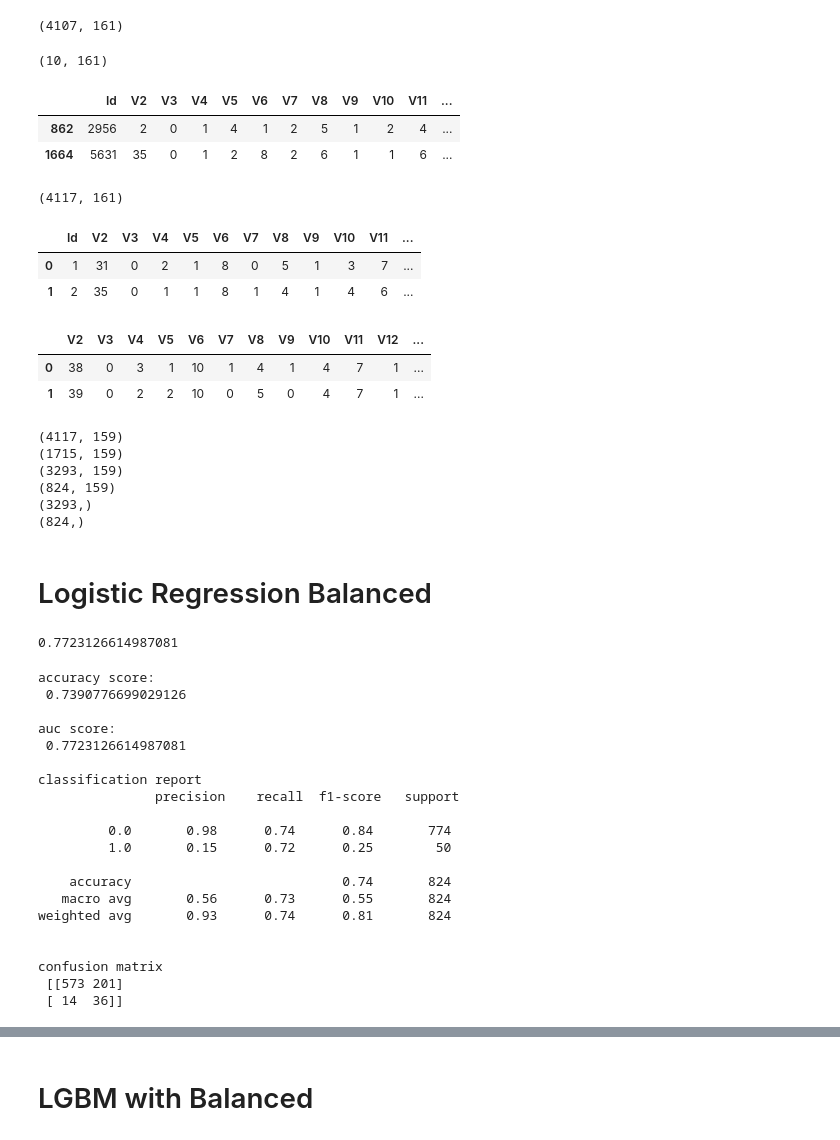
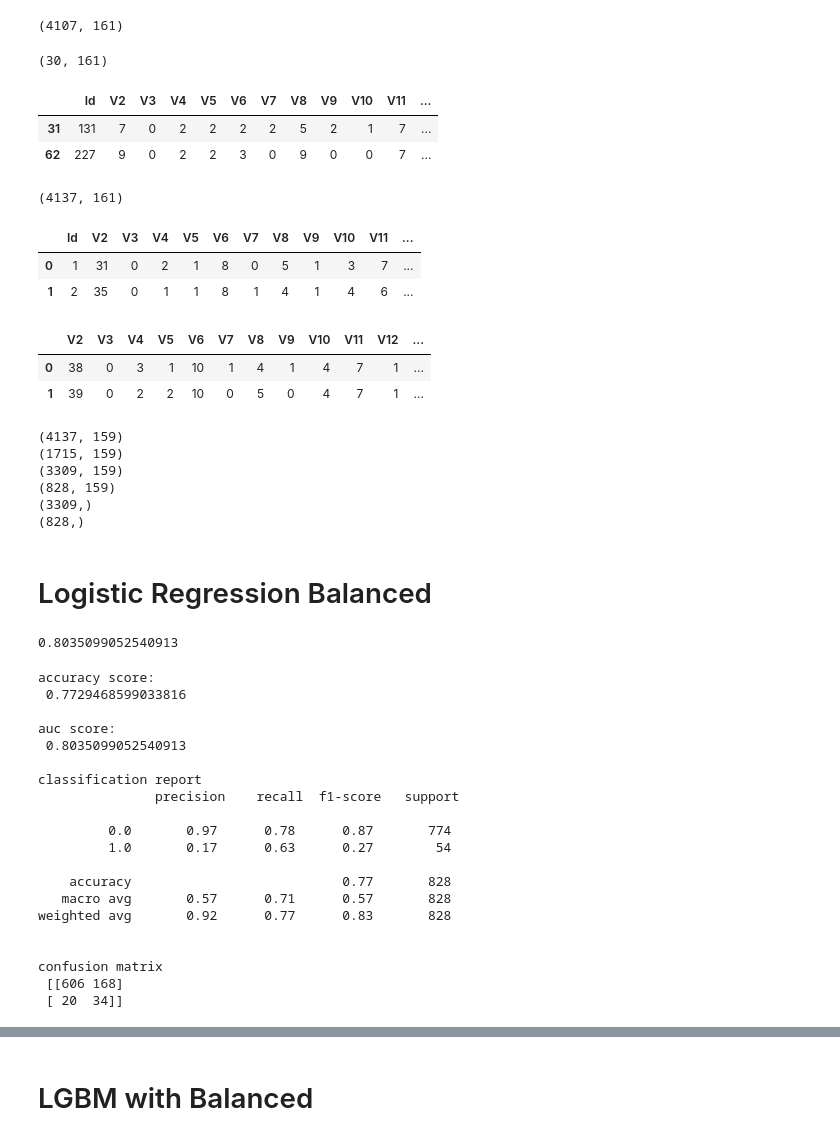
Before and after one commit to nsu1210/Kaggle, a Jupyter notebook: 2020-classification-unbalance-customer-purchase.ipynb, the cells around one changed output, grey strips where cells are left out. Drawn from its saved outputs; the diff is of its cells as text; code cells hidden in the pictures.

```diff
--- a/2020-classification-unbalance-customer-purchase.ipynb
+++ b/2020-classification-unbalance-customer-purchase.ipynb
@@ -481,6 +481,6 @@ test[test.predp>0.5].shape
 # %% [output]
 (496, 162)
 # %%
-psudo_idx = test.sort_values(by = 'predp',ascending = False).head(10).index
+psudo_idx = test.sort_values(by = 'predp',ascending = False).head(30).Id
 print(psudo_idx.shape)
 # %% [output]
@@ -496,23 +496,23 @@ train.shape
 # %% [output]
 (4107, 161)
 # %%
-psudo_test = test.iloc[psudo_idx]
+psudo_test = test.loc[test.Id.isin(psudo_idx)]
 
 psudo_test['Buy'] = 1
 psudo_test = psudo_test.drop('predp', axis = 1)
 print(psudo_test.shape)
 psudo_test.head(2)
 # %% [output]
-(10, 161)
+(30, 161)
 |  | Id | V2 | V3 | V4 | V5 | V6 | V7 | V8 | V9 | V10 | V11 | ... |
-| 862 | 2956 | 2 | 0 | 1 | 4 | 1 | 2 | 5 | 1 | 2 | 4 | ... |
-| 1664 | 5631 | 35 | 0 | 1 | 2 | 8 | 2 | 6 | 1 | 1 | 6 | ... |
+| 31 | 131 | 7 | 0 | 2 | 2 | 2 | 2 | 5 | 2 | 1 | 7 | ... |
+| 62 | 227 | 9 | 0 | 2 | 2 | 3 | 0 | 9 | 0 | 0 | 7 | ... |
 # %%
 train_new = pd.concat([train, psudo_test])
 print(train_new.shape)
 train_new.head(2)
 # %% [output]
-(4117, 161)
+(4137, 161)
 |  | Id | V2 | V3 | V4 | V5 | V6 | V7 | V8 | V9 | V10 | V11 | ... |
 | 0 | 1 | 31 | 0 | 2 | 1 | 8 | 0 | 5 | 1 | 3 | 7 | ... |
 | 1 | 2 | 35 | 0 | 1 | 1 | 8 | 1 | 4 | 1 | 4 | 6 | ... |
@@ -536,12 +536,12 @@ print(X_val.shape)
 print(y_tr.shape)
 print(y_val.shape)
 # %% [output]
-(4117, 159)
+(4137, 159)
 (1715, 159)
-(3293, 159)
-(824, 159)
-(3293,)
-(824,)
+(3309, 159)
+(828, 159)
+(3309,)
+(828,)
 # %% [markdown]
 # Logistic Regression Balanced
 # %%
@@ -551,7 +551,7 @@ y_test = lr.predict_proba(X_val)[:,1]
 auc = roc_auc_score(y_val, y_test)
 print(auc)
 # %% [output]
-0.7723126614987081
+0.8035099052540913
 # %%
 print('accuracy score: \n', accuracy_score(y_val, lr.predict(X_val)), '\n')
 
@@ -562,25 +562,25 @@ print('classification report \n', classification_report(y_val, lr.predict(X_val)
 print('confusion matrix \n', confusion_matrix(y_val, lr.predict(X_val)), '\n')
 # %% [output]
 accuracy score:
- 0.7390776699029126
+ 0.7729468599033816
 
 auc score:
- 0.7723126614987081
+ 0.8035099052540913
 
 classification report
                precision    recall  f1-score   support
 
-         0.0       0.98      0.74      0.84       774
-         1.0       0.15      0.72      0.25        50
+         0.0       0.97      0.78      0.87       774
+         1.0       0.17      0.63      0.27        54
 
-    accuracy                           0.74       824
-   macro avg       0.56      0.73      0.55       824
-weighted avg       0.93      0.74      0.81       824
+    accuracy                           0.77       828
+   macro avg       0.57      0.71      0.57       828
+weighted avg       0.92      0.77      0.83       828
 
 
 confusion matrix
- [[573 201]
- [ 14  36]]
+ [[606 168]
+ [ 20  34]]
 # %%
 sns.heatmap(confusion_matrix(y_val, lr.predict(X_val)), annot = True, cmap = 'coolwarm', fmt='g')
 plt.title('Confustion Matrix')
```
Also changed, not shown: parts of 15 cells of this notebook.
